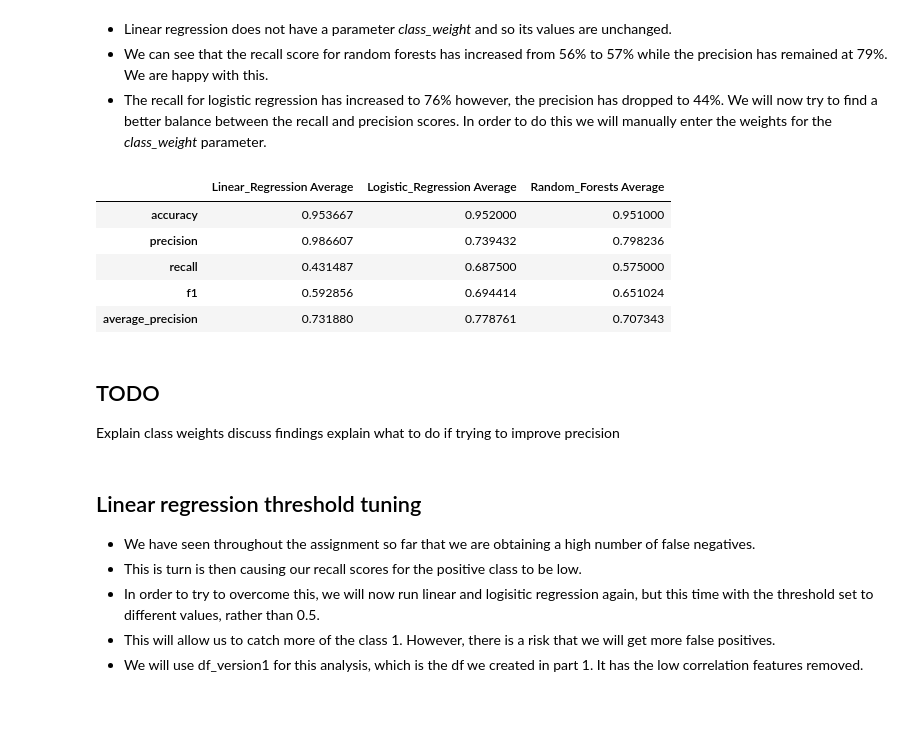
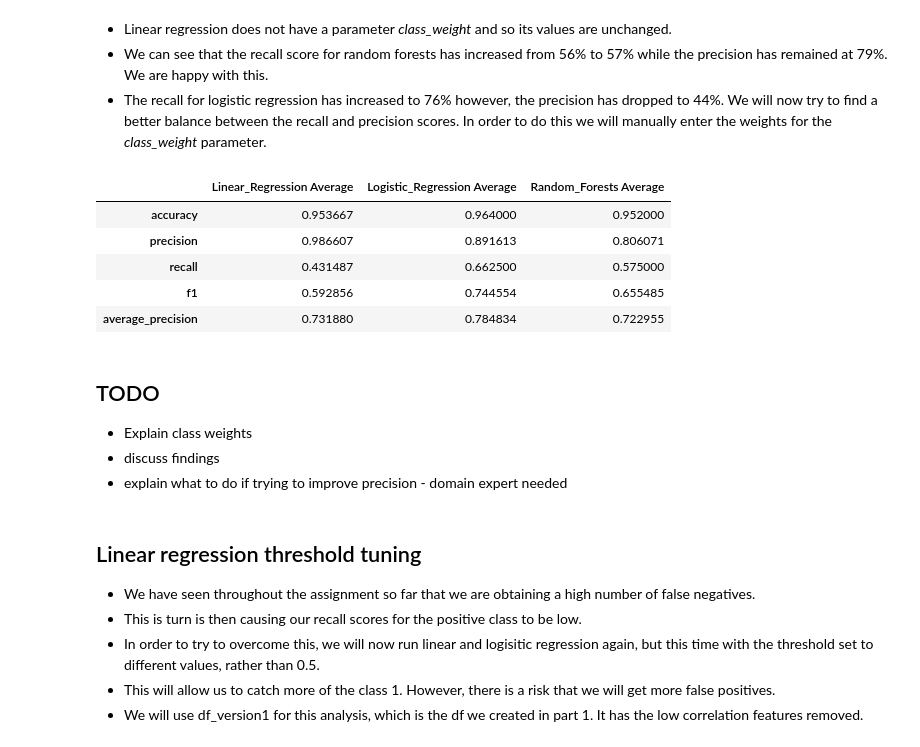
Before and after one commit to hbarrett100/Comp47350-data-analytics, a Jupyter notebook: Assignment2 - Predictive Modelling/homework2.ipynb, the cells around one changed output. Drawn from its saved outputs; the diff is of its cells as text; code cells hidden in the pictures; blank space fills up the shorter version.

Commit message:
add discussion throughout, fix intercept part 1

```diff
--- a/Assignment2 - Predictive Modelling/homework2.ipynb
+++ b/Assignment2 - Predictive Modelling/homework2.ipynb
@@ -1259,14 +1199,15 @@ print("Accuracy: ", metrics.accuracy_score(y_test, multiple_linreg_predictions_t
 print("Confusion matrix: \n", metrics.confusion_matrix(y_test, multiple_linreg_predictions_test))
 print("Classification report - Test data:\n ", metrics.classification_report(y_test, multiple_linreg_predictions_test))
 precision, recall, _ = precision_recall_curve(y_test, multiple_linreg_predictions_test)
-auc_score = auc(recall, precision)
-print("Area under the Precision-Recall curve: ", auc_score)
+auc_score_test = auc(recall, precision)
+print("Area under the Precision-Recall curve: ", auc_score_test)
 print("\n==================== Train Data ======================")
 print("Accuracy: ", metrics.accuracy_score(y_train, multiple_linreg_predictions_train))
 print("Confusion matrix: \n", metrics.confusion_matrix(y_train, multiple_linreg_predictions_train))
 print("\nClassification report: - Training data\n ", metrics.classification_report(y_train, multiple_linreg_predictions_train))
-auc_linear_train = roc_auc_score(y_train, multiple_linreg_predictions_train)
-print("Area under the curve: ", auc_linear_train)
+precision, recall, _ = precision_recall_curve(y_train, multiple_linreg_predictions_train)
+auc_score_train = auc(recall, precision)
+print("Area under the Precision-Recall curve: ", auc_score_train)
 # %% [output]
 ==================== Test Data =======================
 Accuracy:  0.9533333333333334
@@ -1573,14 +1522,15 @@ print("Accuracy: ", metrics.accuracy_score(y_test, multiple_logisticreg_predicti
 print("Confusion matrix: \n", metrics.confusion_matrix(y_test, multiple_logisticreg_predictions_test))
 print("Classification report:\n ", metrics.classification_report(y_test, multiple_logisticreg_predictions_test))
 precision, recall, _ = precision_recall_curve(y_test, multiple_logisticreg_predictions_test)
-auc_score = auc(recall, precision)
-print("Area under the Precision-Recall curve: ", auc_score)
+auc_score_test = auc(recall, precision)
+print("Area under the Precision-Recall curve: ", auc_score_test)
 print("==================== Train Data =======================")
 print("Accuracy: ", metrics.accuracy_score(y_train, multiple_logisticreg_predictions_train))
 print("Confusion matrix: \n", metrics.confusion_matrix(y_train, multiple_logisticreg_predictions_train))
 print("Classification report:\n ", metrics.classification_report(y_train, multiple_logisticreg_predictions_train))
-auc_logistic_train = roc_auc_score(y_train, multiple_logisticreg_predictions_train)
-print("Area under the curve: ", auc_logistic_train)
+precision, recall, _ = precision_recall_curve(y_train, multiple_logisticreg_predictions_train)
+auc_score_train = auc(recall, precision)
+print("Area under the Precision-Recall curve: ", auc_score_train)
 print("======================================================")
 # %% [output]
 ==================== Test Data =======================
@@ -2188,6 +2119,6 @@ Name: AnimalType_Intake, dtype: int64
 # %%
+#create a new dataframe and remove breed from this
 df_featuresRemoved = df_version1.copy()
-df_featuresRemoved.drop(['CatOrDog_1'], 1, inplace=True)
 df_featuresRemoved = df_featuresRemoved[df_featuresRemoved.columns.drop(list(df_featuresRemoved.filter(regex='Breed')))]
 print('\nRemaining columns:', df_featuresRemoved.columns)
 print('\nNew shape:', df_featuresRemoved.shape)
@@ -2513,23 +2471,24 @@ Number of features:  35
 - We can see that the recall score for random forests has increased from 56% to 57% while the precision has remained at 79%. We are happy with this.
 - The recall for logistic regression has increased to 76% however, the precision has dropped to 44%. We will now try to find a better balance between the recall and precision scores. In order to do this we will manually enter the weights for the *class_weight* parameter.
 # %%
-logRegDF_balanced = cross_val_LogReg_DF(X,y, class_weight = {0:0.2, 1:0.8})
+logRegDF_balanced = cross_val_LogReg_DF(X,y, class_weight = {0:0.35, 1:0.65})
+RandomForestDF_balanced = cross_val_RandomForest_DF(X,y, class_weight={0:0.25, 1:0.75})
 # %%
-ResultsDF_balanced_v2 = pd.concat([linRegDF, logRegDF_balanced, RandomForestDF], axis=1)
+ResultsDF_balanced_v2 = pd.concat([linRegDF, logRegDF_balanced, RandomForestDF_balanced], axis=1)
 ResultsDF_balanced_v2
 # %% [output]
 |  | Linear_Regression Average | Logistic_Regression Average | Random_Forests Average |
-| accuracy | 0.953667 | 0.952000 | 0.951000 |
-| precision | 0.986607 | 0.739432 | 0.798236 |
-| recall | 0.431487 | 0.687500 | 0.575000 |
-| f1 | 0.592856 | 0.694414 | 0.651024 |
-| average_precision | 0.731880 | 0.778761 | 0.707343 |
+| accuracy | 0.953667 | 0.964000 | 0.952000 |
+| precision | 0.986607 | 0.891613 | 0.806071 |
+| recall | 0.431487 | 0.662500 | 0.575000 |
+| f1 | 0.592856 | 0.744554 | 0.655485 |
+| average_precision | 0.731880 | 0.784834 | 0.722955 |
 # %% [markdown]
 ## TODO
 
-Explain class weights
-discuss findings
-explain what to do if trying to improve precision
+- Explain class weights
+- discuss findings
+- explain what to do if trying to improve precision - domain expert needed
 # %% [markdown]
 ## Linear regression threshold tuning
 
```
Also changed, not shown: parts of 153 cells of this notebook.
